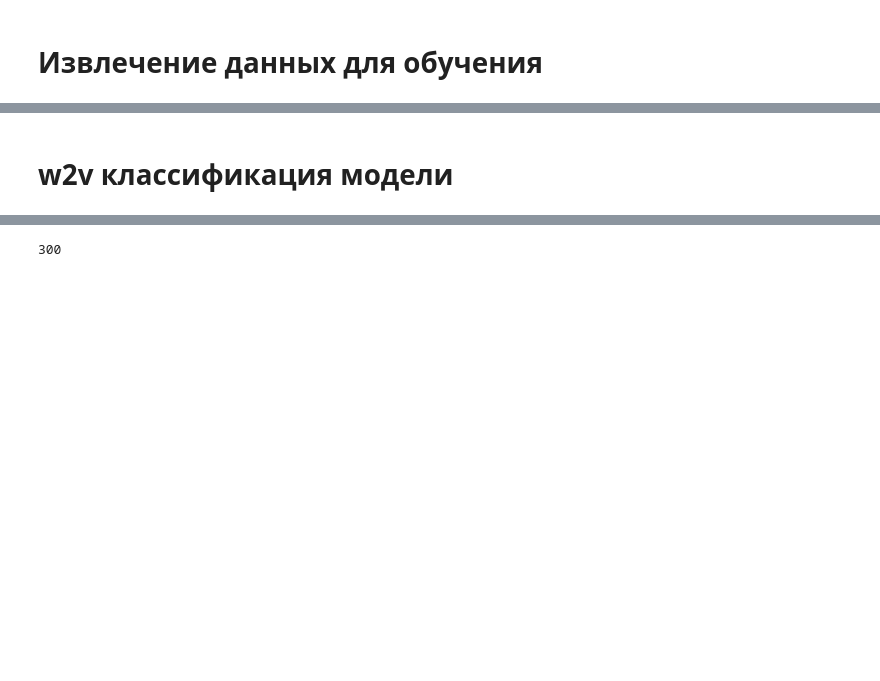
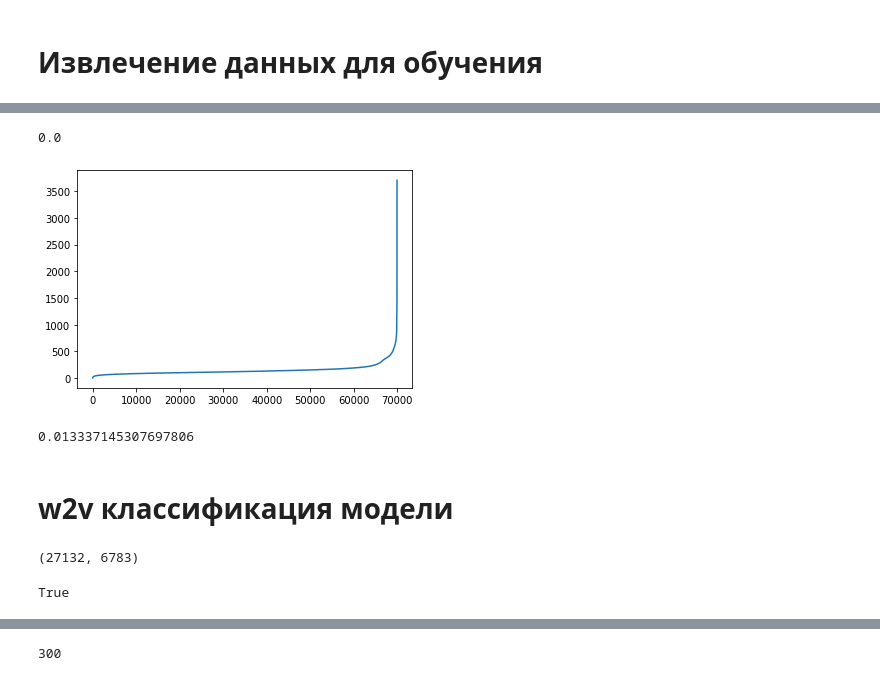
Before and after one commit to andreytsimbalov/Diplom, a Jupyter notebook: Classifier_news.ipynb, the cells around one changed output, grey strips where cells are left out. Saved outputs shown, nothing was run; the diff lists cells and outputs as text; code cells hidden in the pictures; blank space fills up the shorter version.

```diff
--- a/Classifier_news.ipynb
+++ b/Classifier_news.ipynb
@@ -254,8 +246,33 @@ max_sent_len
+# %%
+lens = [len(text_i.split()) for text_i in [d['text'] for d in data_text]]
+lens.sort()
+lens = np.array(lens)
+len(lens[lens>5000])/len(lens)
+# %% [output]
+0.0
+# %%
+plt.plot(lens)
+plt.show()
+# %% [output]
+[figure, added]
+# %%
+len(lens[lens>512])/len(lens)
+# %% [output]
+0.013337145307697806
 # %% [markdown]
 # w2v классификация модели
 # %%
 X_vectors = pickle.load(open(md+"models/w2v_tfidf_vector_data.pickle", "rb"))
 # X_vectors_train = pickle.load(open(md+"models/w2v_tfidf_train_data_down.pickle", "rb"))
 # X_vectors_test = pickle.load(open(md+"models/w2v_tfidf_test_data.pickle", "rb"))
+# %%
+X_train = [X_vectors[i] for i in data_train_idx]
+X_test = [X_vectors[i] for i in data_test_idx]
+del X_vectors
+len(X_train), len(X_test)
+# %% [output]
+(27132, 6783)
 # %%
-len(data_train_idx) == len(X_vectors_train)
+len(data_train_idx) == len(X_train)
+# %% [output]
+True
```
Also changed, not shown: parts of 106 cells of this notebook.
